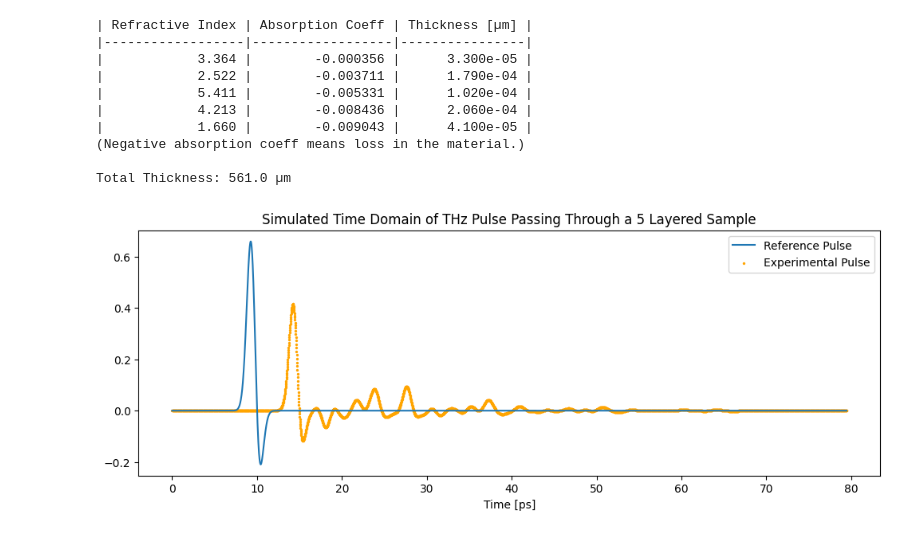
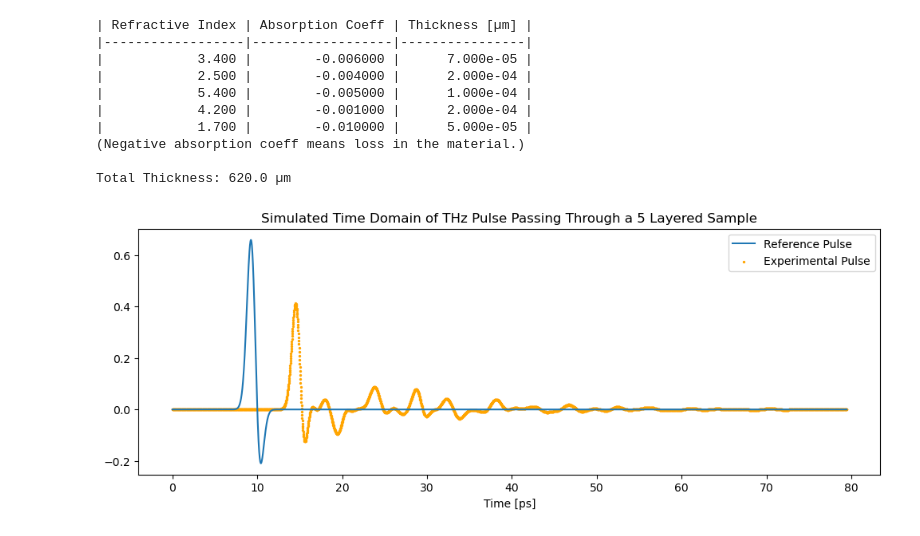
Before and after one commit to Va2w07/Vasilis, a Jupyter notebook: Layered_extractions/5_layer_samples/5_layer_simulated.ipynb, the cells around one changed output. Drawn from its saved outputs; the diff is of its cells as text; code cells hidden in the pictures.

```diff
--- a/Layered_extractions/5_layer_samples/5_layer_simulated.ipynb
+++ b/Layered_extractions/5_layer_samples/5_layer_simulated.ipynb
@@ -45,9 +45,9 @@ L = 2**12  # Number of time points
 # Generate reference pulse
 reference_pulse = simulate_reference(L, deltat)
 
-n_values = [3.364, 2.522, 5.411, 4.213, 1.66]
-k_values = [-0.000356, -0.003711, -0.005331, -0.008436, -0.009043]
-d_values = [3.3e-05, 0.000179, 0.000102, 0.000206, 4.1e-05]
+n_values = [3.4, 2.5, 5.4, 4.2, 1.7]
+k_values = [-0.006, -0.004, -0.005, -0.001, -0.01]
+d_values = [7e-05, 0.0002, 0.0001, 0.0002, 5e-05]
 
 # Experimental material parameters (ground truth)
 material_params_exp = [[(n_values[i] + 1j * k_values[i]), d_values[i]] for i in range(len(n_values))]
@@ -58,40 +58,40 @@ t_axis = np.arange(0, L * deltat, deltat)
 _, experimental_pulse = simulate_parallel(reference_pulse, material_params_exp, deltat, noise_level=0)
 experimental_pulse = experimental_pulse[:L]
 
 
 print("| Refractive Index | Absorption Coeff | Thickness [µm] |")
 print("|------------------|------------------|----------------|")
 
 for item in material_params_exp:
     n_real = np.real(item[0])
     n_imag = np.imag(item[0])
     thickness = item[1]
     print(f"| {n_real:16.3f} | {n_imag:16.6f} | {thickness:14.3e} |")
 
 print('(Negative absorption coeff means loss in the material.)')
 
 print(f'\nTotal Thickness: {sum(d_values) * 1e6} µm')
 
 plt.figure(figsize=(12,4))
 plt.title(f'Simulated Time Domain of THz Pulse Passing Through a {len(n_values)} Layered Sample')
 plt.plot(t_axis*1e12, reference_pulse, label='Reference Pulse')
 #plt.plot(t_axis*1e12, experimental_pulse.detach().cpu().numpy(), label='Experimental Pulse')
 plt.scatter(t_axis*1e12, experimental_pulse.detach().cpu().numpy(), s=2, color= 'orange',label='Experimental Pulse')
 plt.xlabel('Time [ps]')
 plt.legend()
 plt.show()
 # %% [output]
 | Refractive Index | Absorption Coeff | Thickness [µm] |
 |------------------|------------------|----------------|
-|            3.364 |        -0.000356 |      3.300e-05 |
-|            2.522 |        -0.003711 |      1.790e-04 |
-|            5.411 |        -0.005331 |      1.020e-04 |
-|            4.213 |        -0.008436 |      2.060e-04 |
-|            1.660 |        -0.009043 |      4.100e-05 |
+|            3.400 |        -0.006000 |      7.000e-05 |
+|            2.500 |        -0.004000 |      2.000e-04 |
+|            5.400 |        -0.005000 |      1.000e-04 |
+|            4.200 |        -0.001000 |      2.000e-04 |
+|            1.700 |        -0.010000 |      5.000e-05 |
 (Negative absorption coeff means loss in the material.)
 
-Total Thickness: 561.0 µm
+Total Thickness: 620.0 µm
-[figure, old version]
+[figure, new version]
 # %%
 ## Experimental params:
 
```
Also changed, not shown: parts of 6 cells of this notebook, 1 other file.
